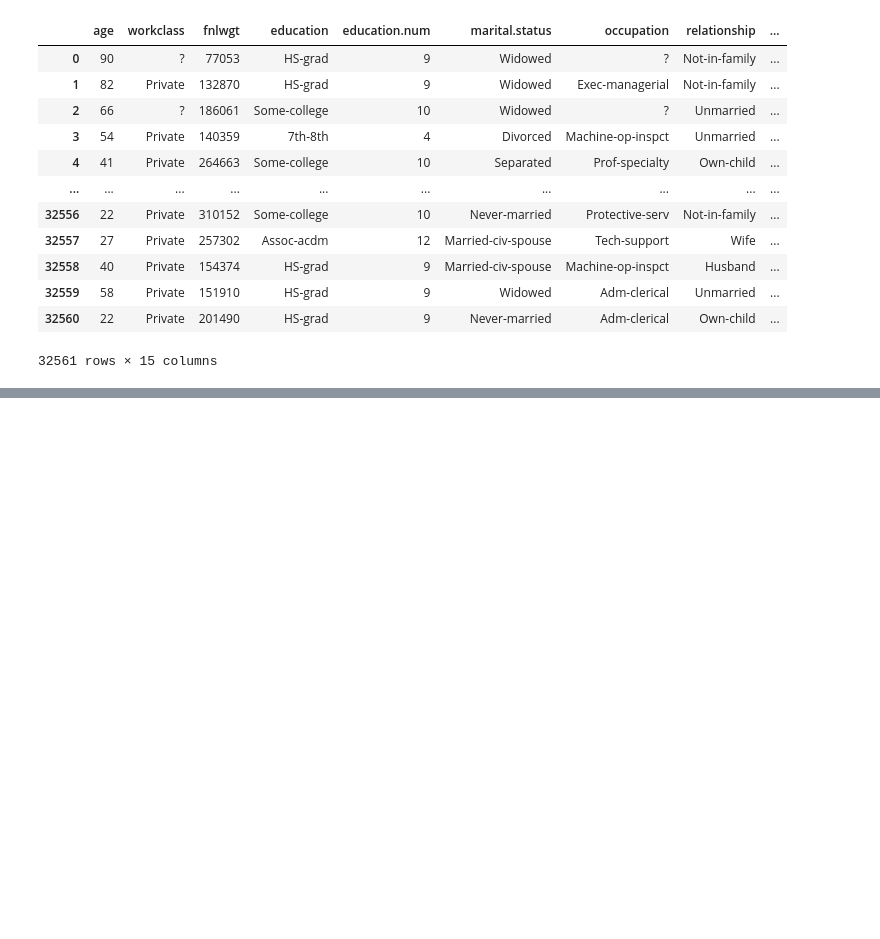
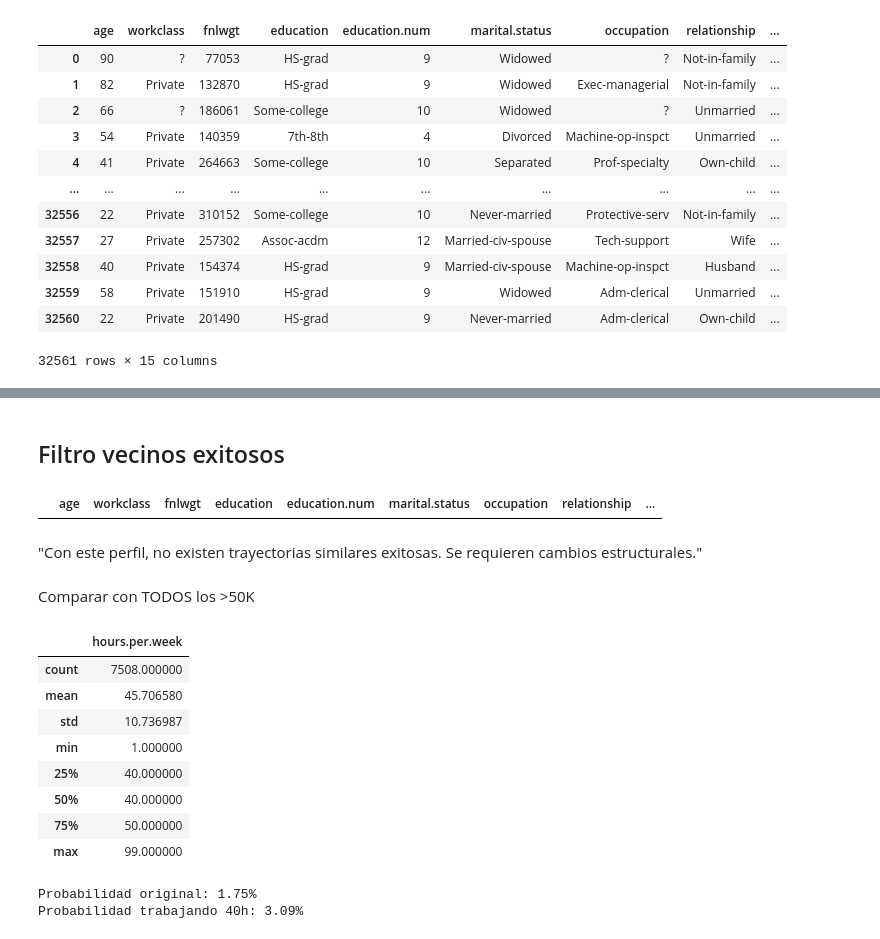
Before and after one commit to 4GeeksAcademy/Eder_Zelaya-Machine-Learnig, a Jupyter notebook: src/13-eda-recommendation-systems-adult-census-income.ipynb, the cells around one changed output, grey strips where cells are left out. Drawn from its saved outputs; the diff is of its cells as text; code cells hidden in the pictures; blank space fills up the shorter version.

```diff
--- a/src/13-eda-recommendation-systems-adult-census-income.ipynb
+++ b/src/13-eda-recommendation-systems-adult-census-income.ipynb
@@ -25,0 +73,3 @@ df
+# %%
+df.replace("?", np.nan, inplace=True)
+df.dropna(inplace=True)
@@ -25,0 +82,4 @@ df
+# %%
+df["income"] = df["income"].apply(lambda x: 1 if x == ">50K" else 0)
+
+df["income"].value_counts()
@@ -25,0 +266,44 @@ df
+# %% [markdown]
+## Filtro vecinos exitosos
+# %%
+nn = NearestNeighbors(n_neighbors=50, metric="cosine")
+nn.fit(X_processed)
+
+distances, indices = nn.kneighbors(usuario_processed)
+
+vecinos = df.iloc[indices[0]]
+
+vecinos_exitosos = vecinos[vecinos["income"] == 1]
+
+vecinos_exitosos.head()
+# %% [output]
+|  | age | workclass | fnlwgt | education | education.num | marital.status | occupation | relationship | ... |
+# %% [markdown]
+"Con este perfil, no existen trayectorias similares exitosas. Se requieren cambios estructurales."
+# %% [markdown]
+Comparar con TODOS los >50K
+# %%
+exitosos = df[df["income"] == 1]
+
+exitosos[["education", "occupation", "hours.per.week"]].describe()
+# %% [output]
+|  | hours.per.week |
+| count | 7508.000000 |
+| mean | 45.706580 |
+| std | 10.736987 |
+| min | 1.000000 |
+| 25% | 40.000000 |
+| 50% | 40.000000 |
+| 75% | 50.000000 |
+| max | 99.000000 |
+# %%
+perfil_modificado = perfil_usuario.copy()
+perfil_modificado["hours.per.week"] = 40
+
+nueva_probabilidad = model.predict_proba(perfil_modificado)[0][1]
+
+print("Probabilidad original:", f"{probabilidad:.2%}")
+print("Probabilidad trabajando 40h:", f"{nueva_probabilidad:.2%}")
+# %% [output]
+Probabilidad original: 1.75%
+Probabilidad trabajando 40h: 3.09%
```
Also changed, not shown: parts of 34 cells of this notebook.
